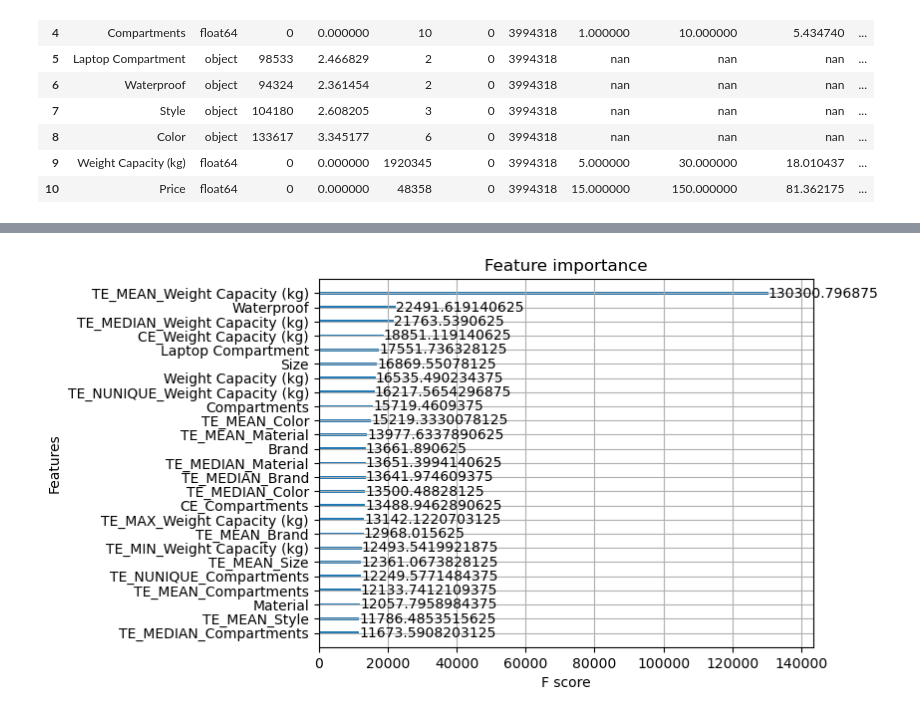
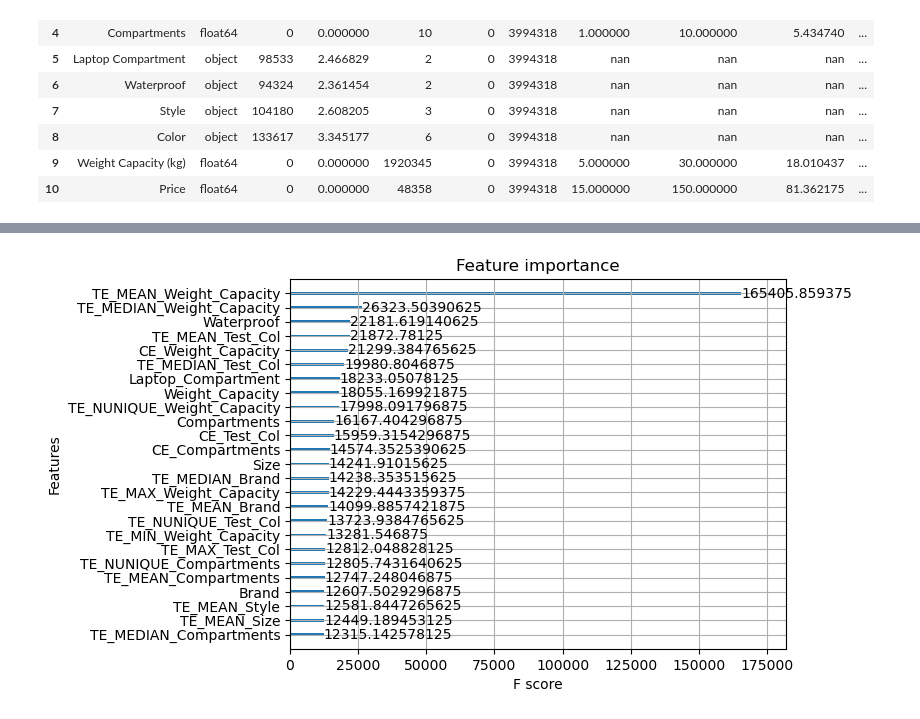
Before and after one commit to ZaneChodaniecky/Kaggle-Sticker, a Jupyter notebook: XGBoost.ipynb, the cells around one changed output, grey strips where cells are left out. Saved outputs shown, nothing was run; the diff lists cells and outputs as text; code cells hidden in the pictures.

```diff
--- a/XGBoost.ipynb
+++ b/XGBoost.ipynb
@@ -326,6 +320,11 @@ describe_dataframe(df_train, name='Backpack Data', nrows=0, plots=False, info=Tr
 # %%
 df_train = df_train.rename(columns={target_variable: 'y'})
 # %%
-# Transform Data
-for df in [df_train, df_test]:
+# Transform Dataframes
+def transform_df(df):
     df = df.rename(columns={'Laptop Compartment': 'Laptop_Compartment', 'Weight Capacity (kg)': 'Weight_Capacity'})
+    df['Test_Col'] = df[['Material','Size','Color']].astype(str).agg('_'.join, axis=1)
+    return df
+
+df_train = transform_df(df_train)
+df_test = transform_df(df_test)
@@ -557,7 +564,7 @@ for i, (train_index, test_index) in enumerate(kf.split(df_train)):
         subsample=0.9,
         n_estimators=2_000,
         learning_rate=0.01,
-        early_stopping_rounds=25,
+        early_stopping_rounds=50,
         eval_metric="rmse",
     )
     model_folds.fit(
@@ -713,11 +773,11 @@ Overall CV RMSLE = 38.68669
 # %%
 from xgboost import plot_importance
 
 #Plot feature importance
-plot_importance(model, importance_type='gain', max_num_features=25)
+plot_importance(model_folds, importance_type='gain', max_num_features=25)
 # 'weight', 'gain', 'cover' are possible importance types
 plt.show()
 # %% [output]
-[figure, old version]
+[figure, new version]
 # %%
 # Predict on test set
```
Also changed, not shown: parts of 15 cells of this notebook, 1 other file.
